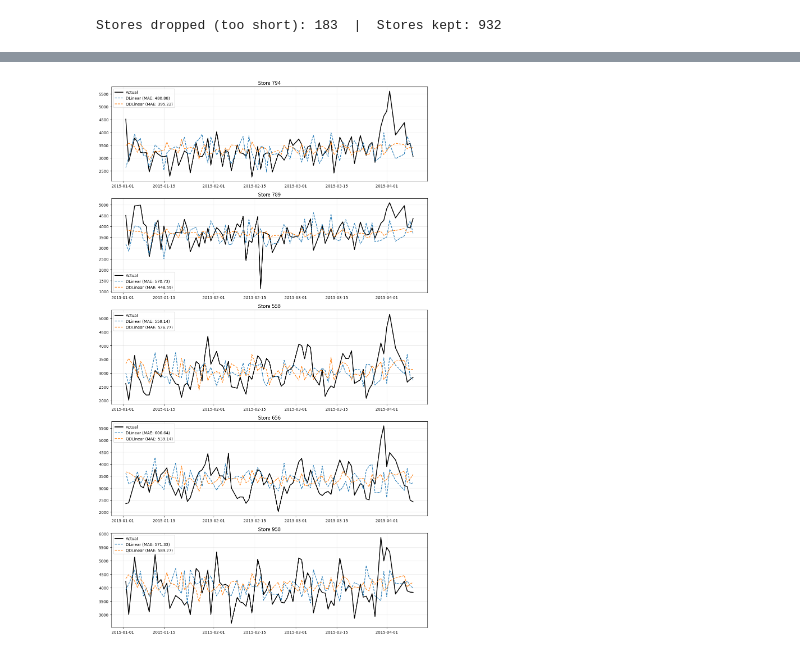
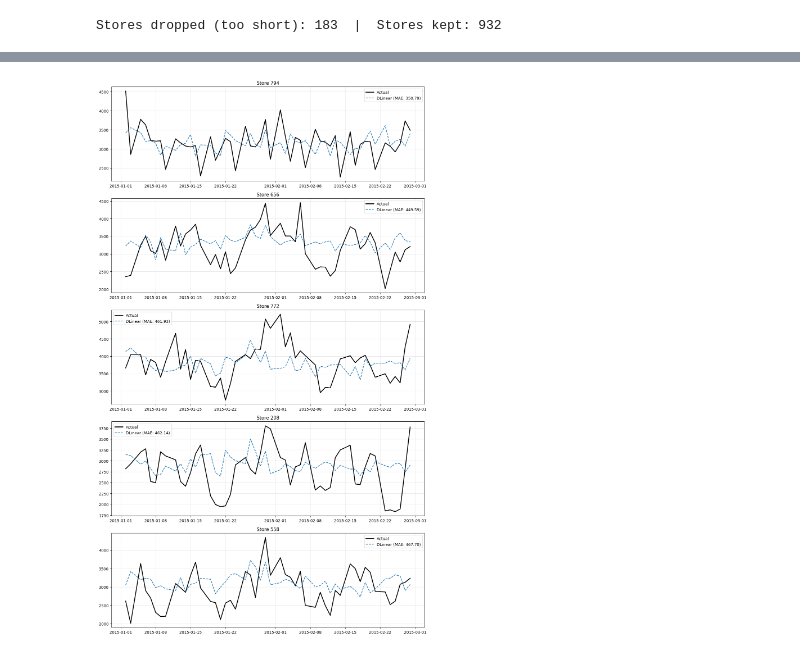
Before and after one commit to silasschroeder/QTSF, a Jupyter notebook: rossmann-store-sales/rossmann-solution-silas/model-training-b.ipynb, the cells around one changed output, grey strips where cells are left out. Saved outputs shown, nothing was run; the diff lists cells and outputs as text; code cells hidden in the pictures.

Commit message:
Enable reproducibility via seeds

```diff
--- a/rossmann-store-sales/rossmann-solution-silas/model-training-b.ipynb
+++ b/rossmann-store-sales/rossmann-solution-silas/model-training-b.ipynb
@@ -1,8 +1,10 @@
 # %%
+import random
 import pandas as pd
 import numpy as np
 import matplotlib.pyplot as plt
 import optuna
+import torch
 
 from neuralforecast import NeuralForecast
 import sys
@@ -17,6 +19,14 @@ from neuralforecast.models import DLinear, NHITS, PatchTST, TimesNet
 from pytorch_lightning.loggers import TensorBoardLogger
 from torch.utils.tensorboard import SummaryWriter
 from neuralforecast.losses.numpy import mae, mse, rmse, mape, smape, mase
+
+
+def set_global_seed(seed: int):
+    """Fix all global random sources for full reproducibility."""
+    random.seed(seed)
+    np.random.seed(seed)
+    torch.manual_seed(seed)
+    torch.cuda.manual_seed_all(seed)
 # %%
 df = pd.read_csv("../data/train_prepared.csv", parse_dates=["Date"], low_memory=False)
 df = df.sort_values(["Store", "Date"])
@@ -42,7 +56,7 @@ test_df  = test_df [test_df ["Store"].isin(valid_stores)].copy()
 Stores dropped (too short): 183  |  Stores kept: 932
 # %%
 HORIZON = 60
-model_classes = [DLinear, QDLinear]
+model_classes = [DLinear]
 #models_classes = [DLinear, QDLinear, NHITS, QNHITS, PatchTST, QPatchTST, TimesNet, QTimesNet]
 # %%
 optuna.logging.set_verbosity(optuna.logging.WARNING)
@@ -164,44 +223,70 @@ nf.fit(train_df, id_col="Store", time_col="Date", target_col="Sales")
 # %%
-# --- Final test-set evaluation ---
-# nf.fit() was called on the full train_df, so predict() starts from 2015-01-01.
-forecasts = nf.predict().reset_index()
-print("Forecast date range:", forecasts["Date"].min(), "→", forecasts["Date"].max())
-print("Test    date range: ", test_df["Date"].min(),  "→", test_df["Date"].max())
+# --- Average forecasts across seeds ---
+model_names = [col for col in seed_forecasts[0].columns if col not in ["index", "Store", "Date"]]
 
-comparison = test_df[["Store", "Date", "Sales"]].merge(forecasts, on=["Store", "Date"], how="inner")
+avg_forecasts = seed_forecasts[0][["Store", "Date"]].copy()
+for model in model_names:
+    avg_forecasts[model] = np.mean(
+        [fc[model].values for fc in seed_forecasts], axis=0
+    )
+
+print("Forecast date range:", avg_forecasts["Date"].min(), "→", avg_forecasts["Date"].max())
+print("Test    date range: ", test_df["Date"].min(), "→", test_df["Date"].max())
+
+comparison = test_df[["Store", "Date", "Sales"]].merge(avg_forecasts, on=["Store", "Date"], how="inner")
 print(f"Matched rows after merge: {len(comparison)}")
+print(f"Models: {model_names}")
 
-model_names = [col for col in forecasts.columns if col not in ["index", "Store", "Date"]]
-print(f"Models found: {model_names}")
-
-# y_train for MASE baseline (weekly seasonality for daily data)
+# --- Compute metrics per seed (for std) and on the averaged forecast (reported score) ---
 y_train_global = train_df["Sales"].values
 SEASONALITY = 7
 
-# Calculate metrics and log to TensorBoard
-results = {}
+seed_results = {model: {m: [] for m in ["MAE", "MSE", "RMSE", "MAPE", "MASE"]}
+                for model in model_names}
+
+for fc in seed_forecasts:
+    comp_seed = test_df[["Store", "Date", "Sales"]].merge(fc, on=["Store", "Date"], how="inner")
+    for model in model_names:
+        seed_results[model]["MAE"  ].append(mae( comp_seed["Sales"], comp_seed[model]))
+        seed_results[model]["MSE"  ].append(mse( comp_seed["Sales"], comp_seed[model]))
+        seed_results[model]["RMSE" ].append(rmse(comp_seed["Sales"], comp_seed[model]))
+        seed_results[model]["MAPE" ].append(mape(comp_seed["Sales"], comp_seed[model]))
+        seed_results[model]["MASE" ].append(mase(comp_seed["Sales"], comp_seed[model],
+                                                  y_train=y_train_global, seasonality=SEASONALITY))
+
+avg_results = {}
 for model in model_names:
-    model_MAE  = mae( comparison["Sales"], comparison[model])
-    model_MSE  = mse( comparison["Sales"], comparison[model])
-    model_RMSE = rmse(comparison["Sales"], comparison[model])
-    model_MAPE = mape(comparison["Sales"], comparison[model])
-    model_MASE = mase(comparison["Sales"], comparison[model],
-                      y_train=y_train_global, seasonality=SEASONALITY)
-    results[model] = {"MAE": model_MAE, "MSE": model_MSE,
-                      "RMSE": model_RMSE, "MAPE": model_MAPE, "MASE": model_MASE}
+    avg_results[model] = {
+        "MAE" : mae( comparison["Sales"], comparison[model]),
+        "MSE" : mse( comparison["Sales"], comparison[model]),
+        "RMSE": rmse(comparison["Sales"], comparison[model]),
+        "MAPE": mape(comparison["Sales"], comparison[model]),
+        "MASE": mase(comparison["Sales"], comparison[model],
+                     y_train=y_train_global, seasonality=SEASONALITY),
+    }
 
-    writer = SummaryWriter(log_dir=f"lightning_logs/{model}/test_metrics")
-    for metric_name, val in results[model].items():
-        writer.add_scalar(f"test/{metric_name}", val, 0)
+# --- Log to TensorBoard: lightning_logs/test/<ModelName>/ ---
+for model in model_names:
+    writer = SummaryWriter(log_dir=f"lightning_logs/test/{model}")
+    for metric_name, val in avg_results[model].items():
+        writer.add_scalar(f"avg_{metric_name}", val, 0)
+    for metric_name, vals in seed_results[model].items():
+        writer.add_scalar(f"mean_{metric_name}", float(np.mean(vals)), 0)
+        writer.add_scalar(f"std_{metric_name}",  float(np.std(vals)),  0)
     writer.close()
     print(f"  [{model}] test metrics logged to TensorBoard.")
 
-print("\nTest-set metrics per model:")
-for m, scores in sorted(results.items(), key=lambda x: x[1]["MAE"]):
-    print(f"  {m}: MAE={scores['MAE']:.4f}  MSE={scores['MSE']:.4f}  "
-          f"RMSE={scores['RMSE']:.4f}  MAPE={scores['MAPE']:.4f}  MASE={scores['MASE']:.4f}")
+# --- Print summary ---
+print("\nTest-set metrics (averaged forecast | mean ± std over seeds):")
+for model in sorted(avg_results, key=lambda m: avg_results[m]["MAE"]):
+    a = avg_results[model]
+    s = seed_results[model]
+    print(f"\n  {model}:")
+    for metric in ["MAE", "MSE", "RMSE", "MAPE", "MASE"]:
+        print(f"    {metric}: avg_forecast={a[metric]:.4f}  |  "
+              f"seeds={np.mean(s[metric]):.4f} ± {np.std(s[metric]):.4f}")
 
-# Top 5 best-predicted stores
+# --- Top 5 best-predicted stores ---
 comparison["avg_model_error"] = sum(
     (comparison["Sales"] - comparison[m]).abs() for m in model_names
 ) / len(model_names)
@@ -210,7 +295,7 @@ top_5_stores = (comparison.groupby("Store")["avg_model_error"]
                            .mean().sort_values().head(5).index.tolist())
 print(f"\nTop 5 Stores (best predicted on average): {top_5_stores}")
 
-# Plot
+# --- Plot ---
 fig, axes = plt.subplots(5, 1, figsize=(12, 20), sharex=False)
 for i, store_id in enumerate(top_5_stores):
     store_data = comparison[comparison["Store"] == store_id]
@@ -251 +330 @@ Top 5 Stores (best predicted on average): [794, 789, 558, 656, 958]
-[figure, old version]
+[figure, new version]
```
Also changed, not shown: parts of 6 cells of this notebook, 1 other file.
